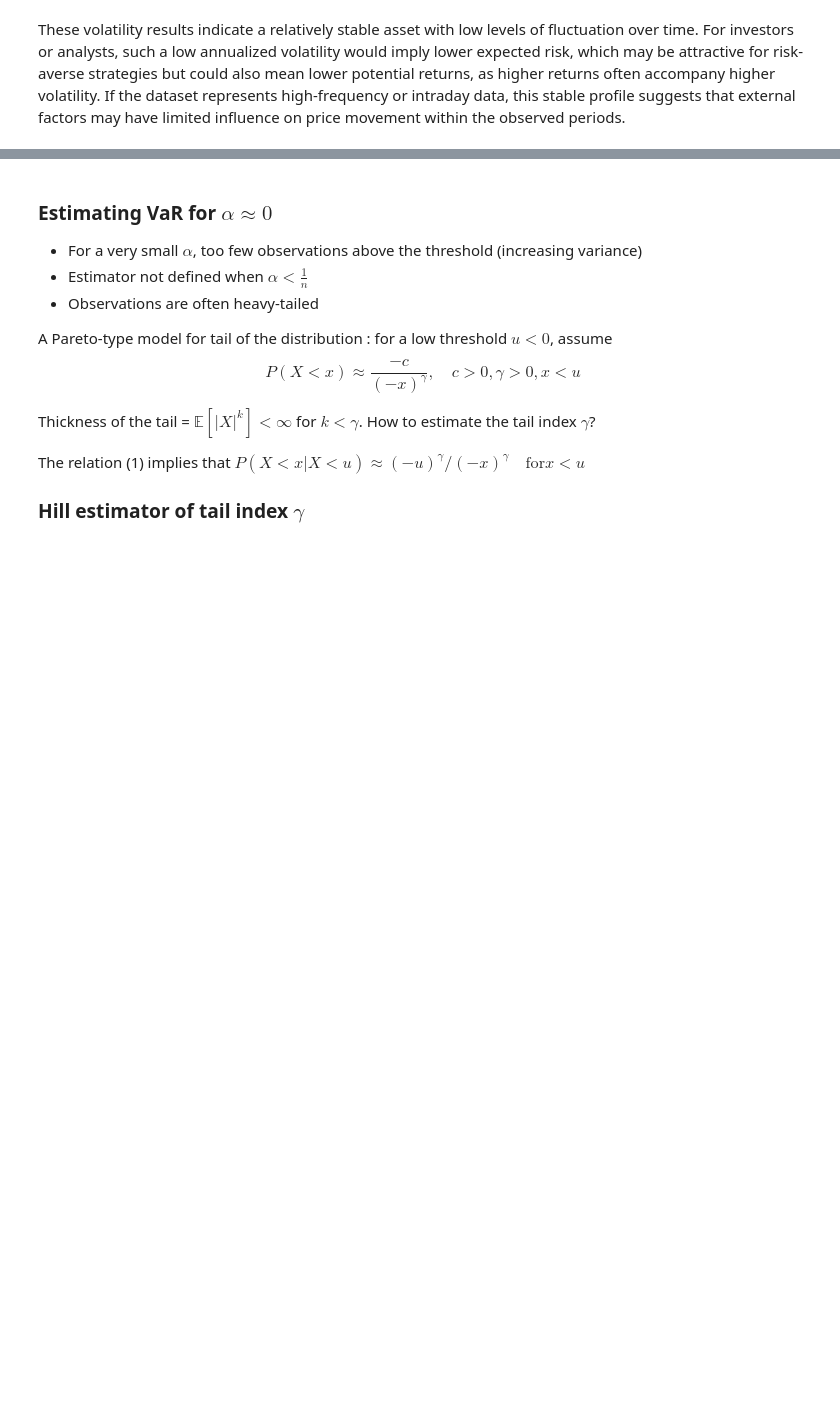
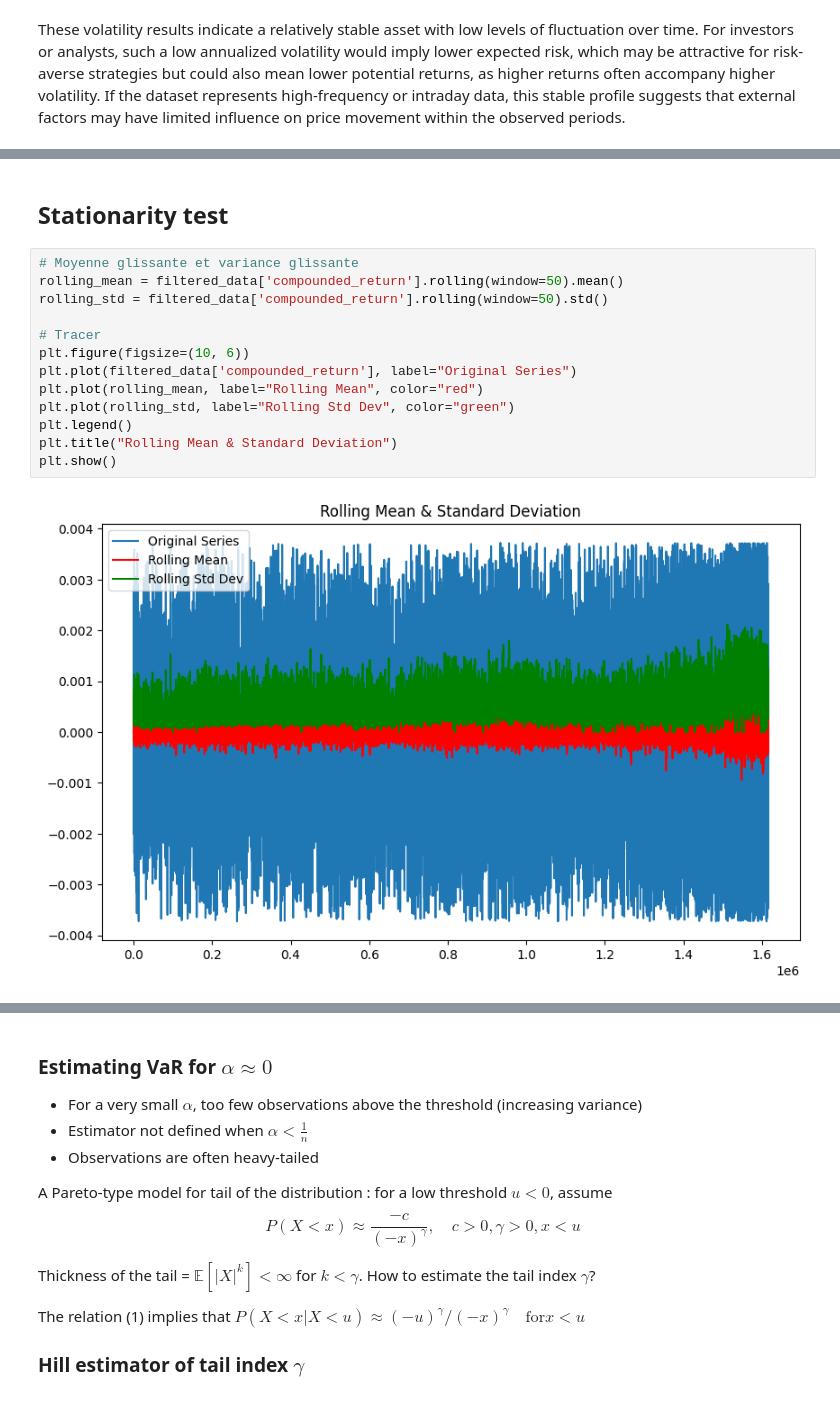
Before and after one commit to Adrien1126/EconometryProject, a Jupyter notebook: notebooks/DataExploratory.ipynb, the cells around one changed output, grey strips where cells are left out. Drawn from its saved outputs; the diff is of its cells as text; blank space fills up the shorter version.

```diff
--- a/notebooks/DataExploratory.ipynb
+++ b/notebooks/DataExploratory.ipynb
@@ -241,0 +329,17 @@ These volatility results indicate a relatively stable asset with low levels of f
+# %% [markdown]
+## Stationarity test
+# %%
+# Moyenne glissante et variance glissante
+rolling_mean = filtered_data['compounded_return'].rolling(window=50).mean()
+rolling_std = filtered_data['compounded_return'].rolling(window=50).std()
+
+# Tracer
+plt.figure(figsize=(10, 6))
+plt.plot(filtered_data['compounded_return'], label="Original Series")
+plt.plot(rolling_mean, label="Rolling Mean", color="red")
+plt.plot(rolling_std, label="Rolling Std Dev", color="green")
+plt.legend()
+plt.title("Rolling Mean & Standard Deviation")
+plt.show()
+# %% [output]
+[figure, added]
```
Also changed, not shown: parts of 28 cells of this notebook, 6 other files.
